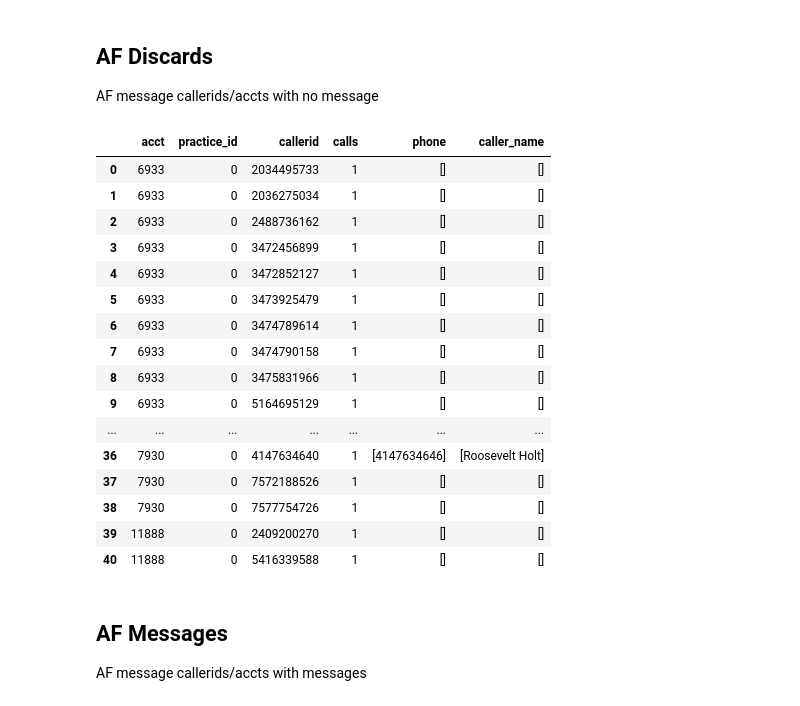
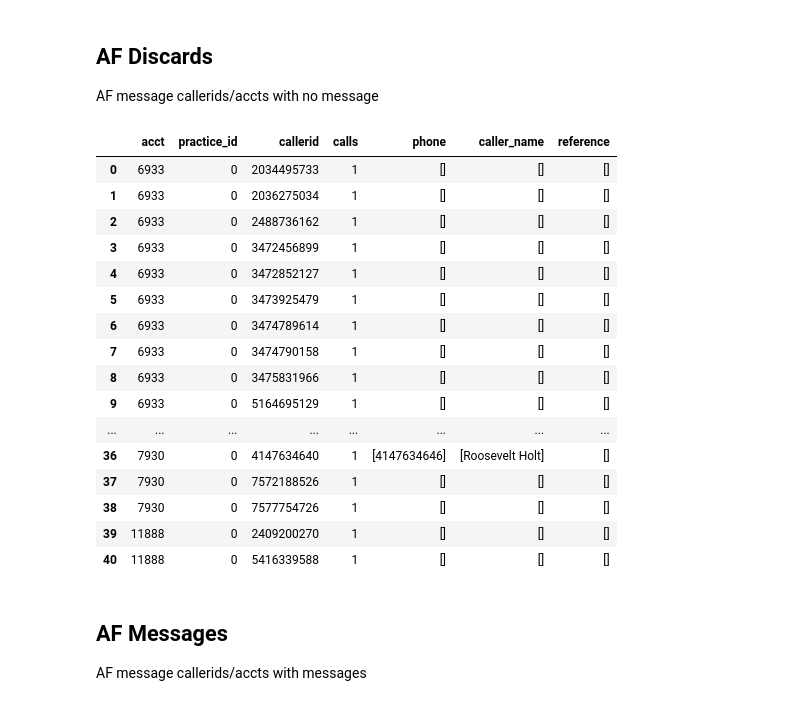
Before and after one commit to ecapoferri/MedicalMaster, a Jupyter notebook: medical_master.ipynb, the cells around one changed output. Saved outputs shown, nothing was run; the diff lists cells and outputs as text; code cells hidden in the pictures.

```diff
--- a/medical_master.ipynb
+++ b/medical_master.ipynb
@@ -238,26 +240,26 @@ with db.connect() as conn:
 
 df_af_blank['practice_id'] = df_af_blank['practice_id'].fillna(0).astype('int16')
 ts: str = datetime.now().strftime(tmstmp_fmt)[0:10].replace('-', '')
-# %%
-df_af_blank.drop(columns='reference')
-# %% [output]
-|  | acct | practice_id | callerid | calls | phone | caller_name |
-| 0 | 6933 | 0 | 2034495733 | 1 | [] | [] |
-| 1 | 6933 | 0 | 2036275034 | 1 | [] | [] |
-| 2 | 6933 | 0 | 2488736162 | 1 | [] | [] |
-| 3 | 6933 | 0 | 3472456899 | 1 | [] | [] |
-| 4 | 6933 | 0 | 3472852127 | 1 | [] | [] |
-| 5 | 6933 | 0 | 3473925479 | 1 | [] | [] |
-| 6 | 6933 | 0 | 3474789614 | 1 | [] | [] |
-| 7 | 6933 | 0 | 3474790158 | 1 | [] | [] |
-| 8 | 6933 | 0 | 3475831966 | 1 | [] | [] |
-| 9 | 6933 | 0 | 5164695129 | 1 | [] | [] |
-| ... | ... | ... | ... | ... | ... | ... |
-| 36 | 7930 | 0 | 4147634640 | 1 | [4147634646] | [Roosevelt Holt] |
-| 37 | 7930 | 0 | 7572188526 | 1 | [] | [] |
-| 38 | 7930 | 0 | 7577754726 | 1 | [] | [] |
-| 39 | 11888 | 0 | 2409200270 | 1 | [] | [] |
-| 40 | 11888 | 0 | 5416339588 | 1 | [] | [] |
+# %%
+df_af_blank
+# %% [output]
+|  | acct | practice_id | callerid | calls | phone | caller_name | reference |
+| 0 | 6933 | 0 | 2034495733 | 1 | [] | [] | [] |
+| 1 | 6933 | 0 | 2036275034 | 1 | [] | [] | [] |
+| 2 | 6933 | 0 | 2488736162 | 1 | [] | [] | [] |
+| 3 | 6933 | 0 | 3472456899 | 1 | [] | [] | [] |
+| 4 | 6933 | 0 | 3472852127 | 1 | [] | [] | [] |
+| 5 | 6933 | 0 | 3473925479 | 1 | [] | [] | [] |
+| 6 | 6933 | 0 | 3474789614 | 1 | [] | [] | [] |
+| 7 | 6933 | 0 | 3474790158 | 1 | [] | [] | [] |
+| 8 | 6933 | 0 | 3475831966 | 1 | [] | [] | [] |
+| 9 | 6933 | 0 | 5164695129 | 1 | [] | [] | [] |
+| ... | ... | ... | ... | ... | ... | ... | ... |
+| 36 | 7930 | 0 | 4147634640 | 1 | [4147634646] | [Roosevelt Holt] | [] |
+| 37 | 7930 | 0 | 7572188526 | 1 | [] | [] | [] |
+| 38 | 7930 | 0 | 7577754726 | 1 | [] | [] | [] |
+| 39 | 11888 | 0 | 2409200270 | 1 | [] | [] | [] |
+| 40 | 11888 | 0 | 5416339588 | 1 | [] | [] | [] |
 # %% [markdown]
 ## AF Messages
 
```
Also changed, not shown: parts of 6 cells of this notebook, 4 other files.
